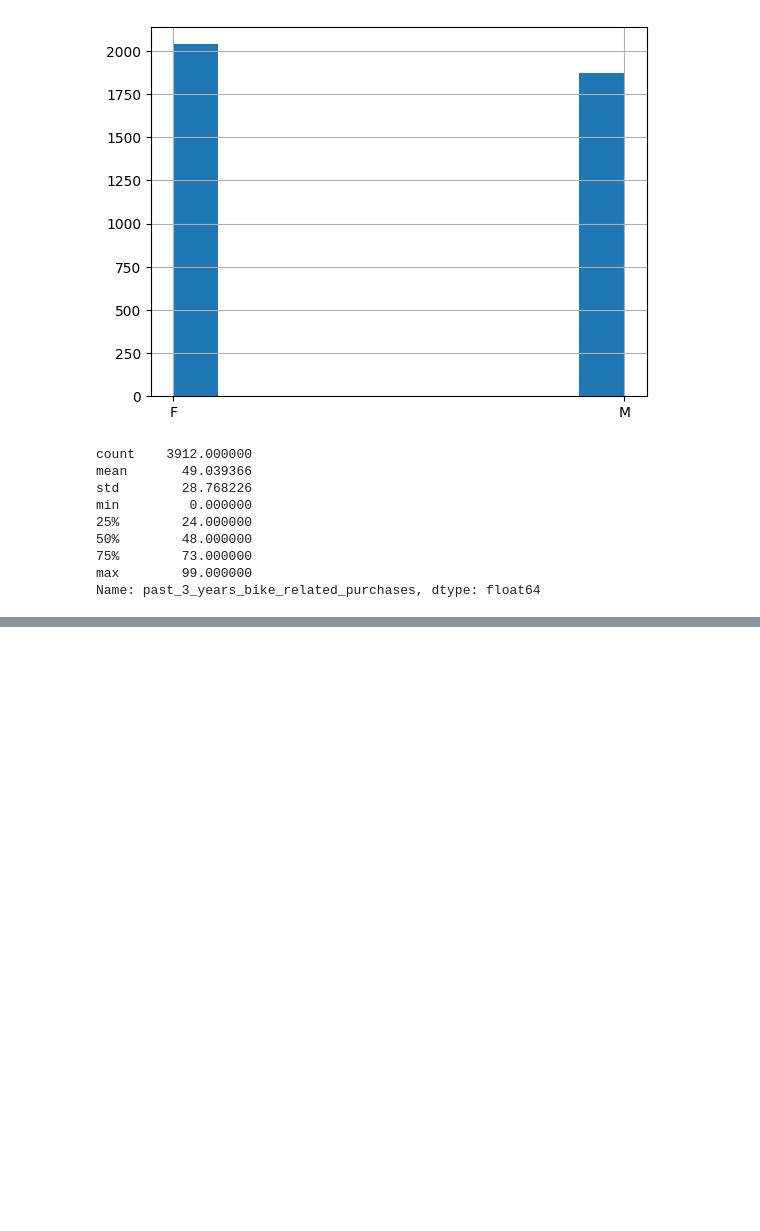
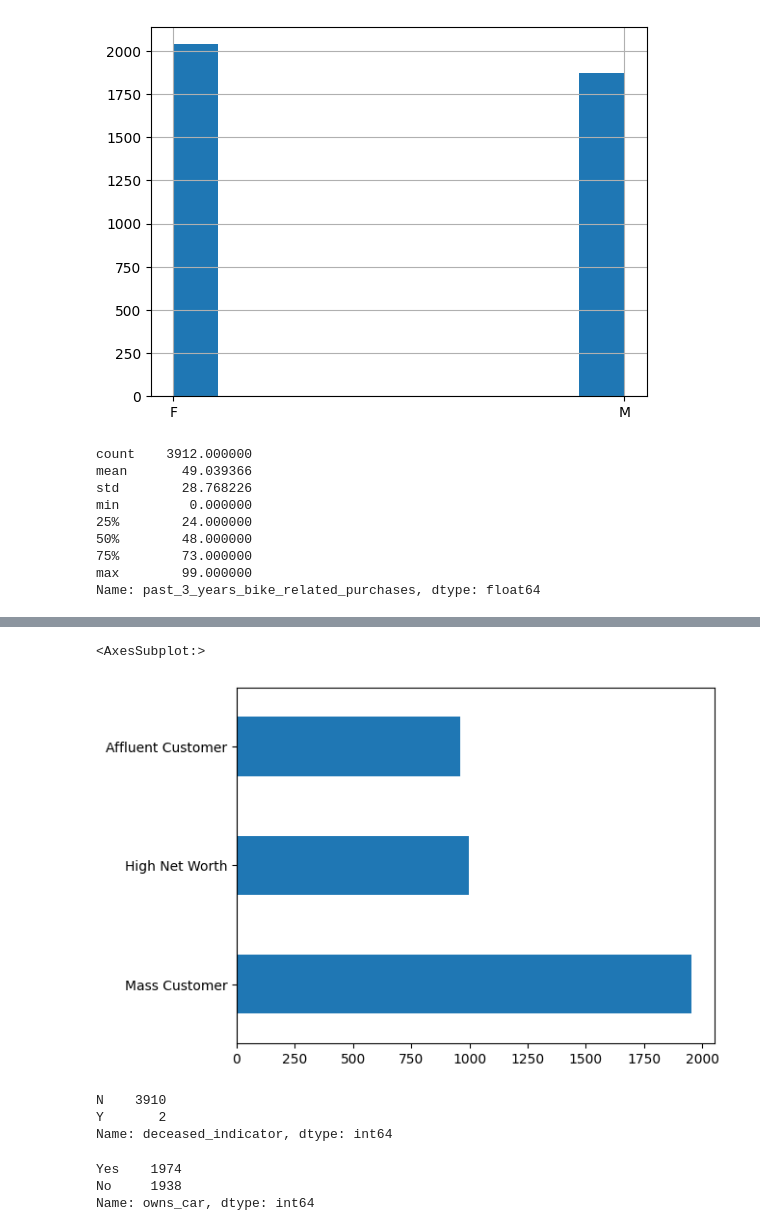
Before and after one commit to Rojanmhj2055/Sprocket-dataset, a Jupyter notebook: KPMG_Data_analyis/data_analysis.ipynb, the cells around one changed output, grey strips where cells are left out. Saved outputs shown, nothing was run; the diff lists cells and outputs as text; code cells hidden in the pictures; blank space fills up the shorter version.

```diff
--- a/KPMG_Data_analyis/data_analysis.ipynb
+++ b/KPMG_Data_analyis/data_analysis.ipynb
@@ -116,0 +124,19 @@ Name: past_3_years_bike_related_purchases, dtype: float64
+# %%
+dataset["wealth_segment"].value_counts().plot.barh()
+# %% [output]
+<AxesSubplot:>
+[figure, added]
+# %%
+#deceased_indicator	default	owns_car	tenure
+
+dataset["deceased_indicator"].value_counts()
+# %% [output]
+N    3910
+Y       2
+Name: deceased_indicator, dtype: int64
+# %%
+dataset["owns_car"].value_counts()
+# %% [output]
+Yes    1974
+No     1938
+Name: owns_car, dtype: int64
```
Also changed, not shown: parts of 15 cells of this notebook.
